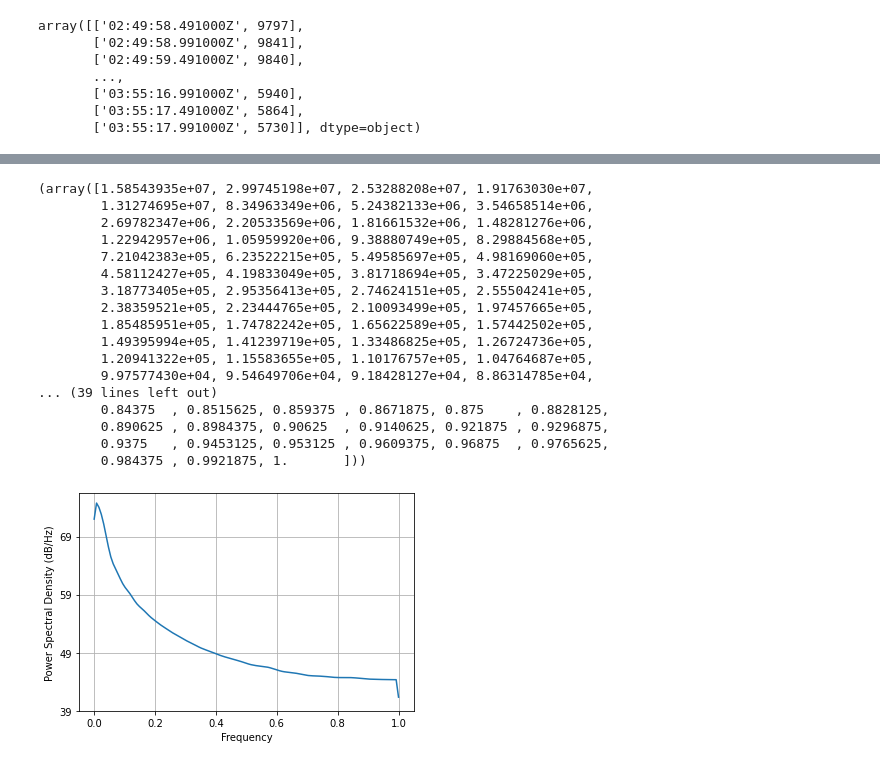
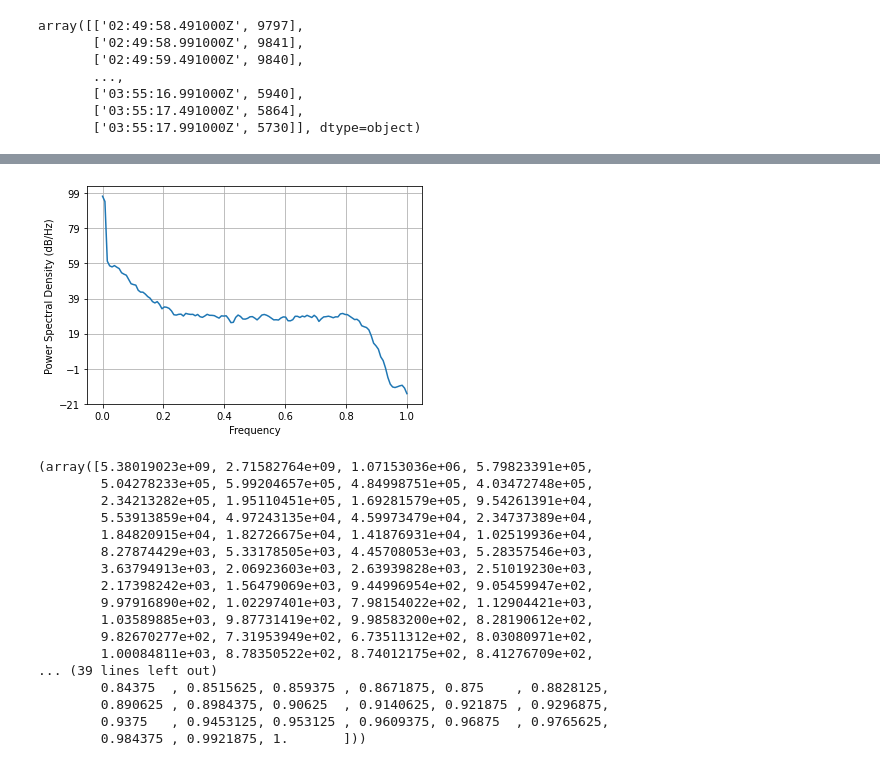
Before and after one commit to vivekdcn/Signal-Processing, a Jupyter notebook: PyBCN_2021.ipynb, the cells around one changed output, grey strips where cells are left out. Saved outputs shown, nothing was run; the diff lists cells and outputs as text; code cells hidden in the pictures.

```diff
--- a/PyBCN_2021.ipynb
+++ b/PyBCN_2021.ipynb
@@ -313,21 +316,24 @@ plt.plot(data[0:50, 0], data[0:50, 1])
-# %%
-plt.psd(data[0:50, 1])
-# %% [output]
-(array([1.58543935e+07, 2.99745198e+07, 2.53288208e+07, 1.91763030e+07,
-        1.31274695e+07, 8.34963349e+06, 5.24382133e+06, 3.54658514e+06,
-        2.69782347e+06, 2.20533569e+06, 1.81661532e+06, 1.48281276e+06,
-        1.22942957e+06, 1.05959920e+06, 9.38880749e+05, 8.29884568e+05,
-        7.21042383e+05, 6.23522215e+05, 5.49585697e+05, 4.98169060e+05,
-        4.58112427e+05, 4.19833049e+05, 3.81718694e+05, 3.47225029e+05,
-        3.18773405e+05, 2.95356413e+05, 2.74624151e+05, 2.55504241e+05,
-        2.38359521e+05, 2.23444765e+05, 2.10093499e+05, 1.97457665e+05,
-        1.85485951e+05, 1.74782242e+05, 1.65622589e+05, 1.57442502e+05,
-        1.49395994e+05, 1.41239719e+05, 1.33486825e+05, 1.26724736e+05,
-        1.20941322e+05, 1.15583655e+05, 1.10176757e+05, 1.04764687e+05,
-        9.97577430e+04, 9.54649706e+04, 9.18428127e+04, 8.86314785e+04,
-... (39 lines left out)
-        0.84375  , 0.8515625, 0.859375 , 0.8671875, 0.875    , 0.8828125,
-        0.890625 , 0.8984375, 0.90625  , 0.9140625, 0.921875 , 0.9296875,
-        0.9375   , 0.9453125, 0.953125 , 0.9609375, 0.96875  , 0.9765625,
-        0.984375 , 0.9921875, 1.       ]))
-[figure, removed]
+# %%
+psd, freq = plt.psd(data[:, 1], Fs=2.0)
+# %% [output]
+[figure, added]
+# %%
+psd,freq
+# %% [output]
+(array([5.38019023e+09, 2.71582764e+09, 1.07153036e+06, 5.79823391e+05,
+        5.04278233e+05, 5.99204657e+05, 4.84998751e+05, 4.03472748e+05,
+        2.34213282e+05, 1.95110451e+05, 1.69281579e+05, 9.54261391e+04,
+        5.53913859e+04, 4.97243135e+04, 4.59973479e+04, 2.34737389e+04,
+        1.84820915e+04, 1.82726675e+04, 1.41876931e+04, 1.02519936e+04,
+        8.27874429e+03, 5.33178505e+03, 4.45708053e+03, 5.28357546e+03,
+        3.63794913e+03, 2.06923603e+03, 2.63939828e+03, 2.51019230e+03,
+        2.17398242e+03, 1.56479069e+03, 9.44996954e+02, 9.05459947e+02,
+        9.97916890e+02, 1.02297401e+03, 7.98154022e+02, 1.12904421e+03,
+        1.03589885e+03, 9.87731419e+02, 9.98583200e+02, 8.28190612e+02,
+        9.82670277e+02, 7.31953949e+02, 6.73511312e+02, 8.03080971e+02,
+        1.00084811e+03, 8.78350522e+02, 8.74012175e+02, 8.41276709e+02,
+... (39 lines left out)
+        0.84375  , 0.8515625, 0.859375 , 0.8671875, 0.875    , 0.8828125,
+        0.890625 , 0.8984375, 0.90625  , 0.9140625, 0.921875 , 0.9296875,
+        0.9375   , 0.9453125, 0.953125 , 0.9609375, 0.96875  , 0.9765625,
+        0.984375 , 0.9921875, 1.       ]))
```
Also changed, not shown: parts of 3 cells of this notebook.
